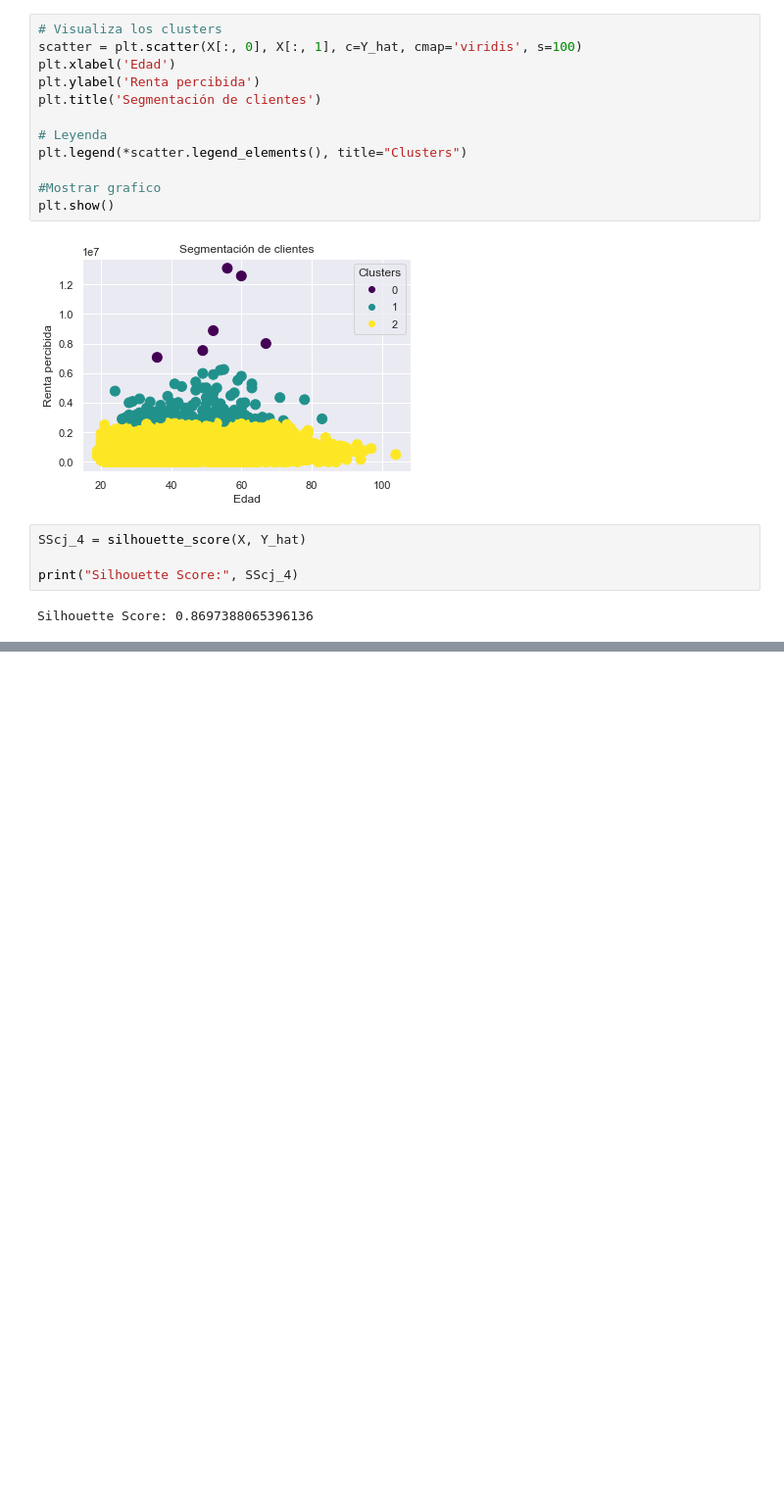
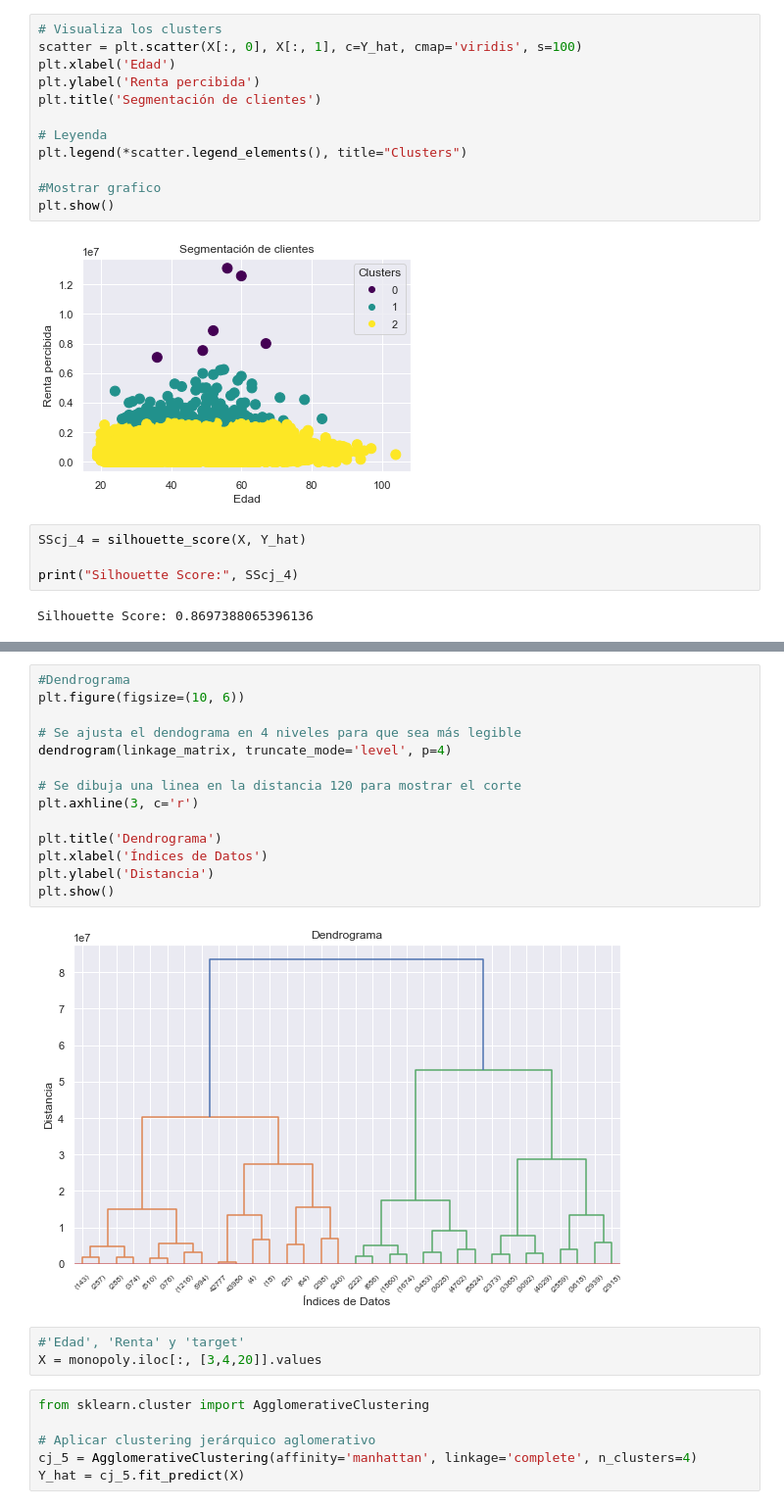
Before and after one commit to dar-rojas/MachineLearning-003D, a Jupyter notebook: unsupervised/clust.jerarquico.ipynb, the cells around one changed output, grey strips where cells are left out. Shown at 98% size. Saved outputs shown, nothing was run; the diff lists cells and outputs as text; blank space fills up the shorter version.

```diff
--- a/unsupervised/modelling.ipynb
+++ b/unsupervised/clust.jerarquico.ipynb
@@ -170,0 +194,25 @@ Silhouette Score: 0.8697388065396136
+# %%
+#Dendrograma
+plt.figure(figsize=(10, 6))
+
+# Se ajusta el dendograma en 4 niveles para que sea más legible
+dendrogram(linkage_matrix, truncate_mode='level', p=4)
+
+# Se dibuja una linea en la distancia 120 para mostrar el corte
+plt.axhline(3, c='r')
+
+plt.title('Dendrograma')
+plt.xlabel('Índices de Datos')
+plt.ylabel('Distancia')
+plt.show()
+# %% [output]
+[figure, added]
+# %%
+#'Edad', 'Renta' y 'target'
+X = monopoly.iloc[:, [3,4,20]].values
+# %%
+from sklearn.cluster import AgglomerativeClustering
+
+# Aplicar clustering jerárquico aglomerativo
+cj_5 = AgglomerativeClustering(affinity='manhattan', linkage='complete', n_clusters=4)
+Y_hat = cj_5.fit_predict(X)
```
Also changed, not shown: parts of 9 cells of this notebook, 1 other file.
